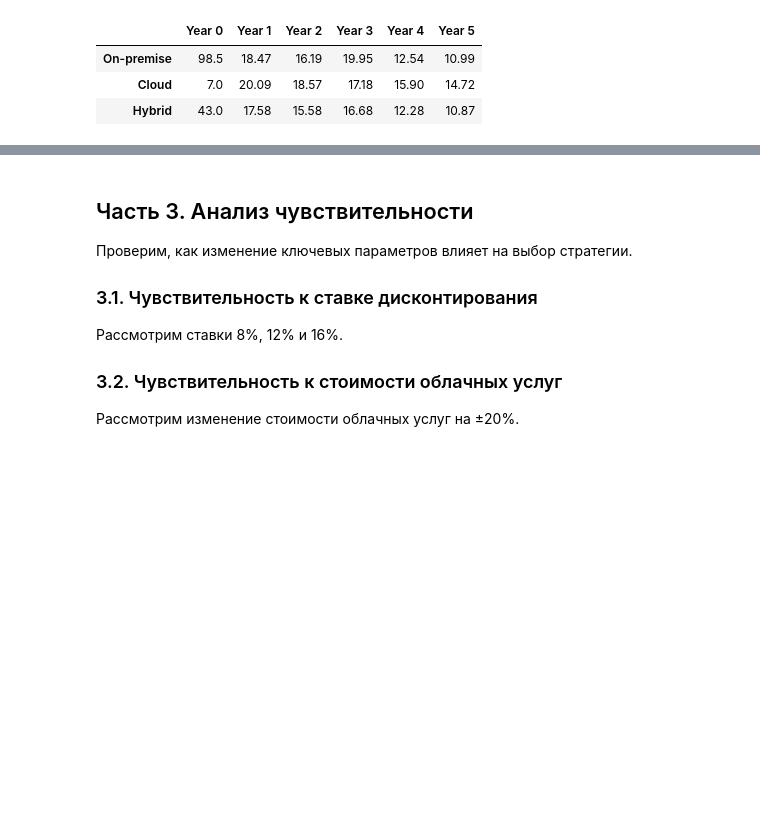
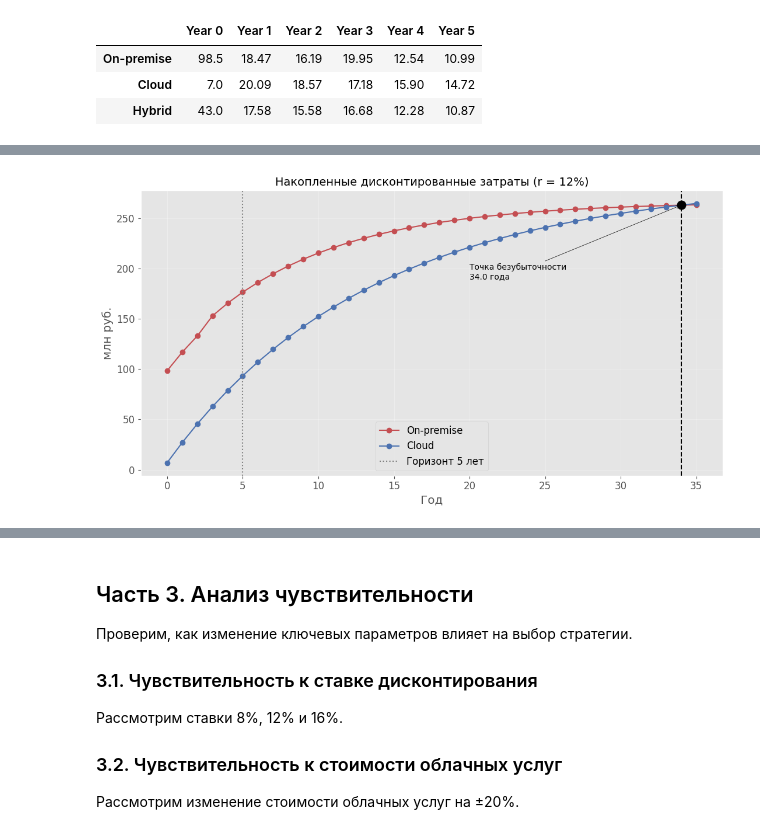
Before and after one commit to archipristessa/economy-of-informatization-exam, a Jupyter notebook: task_07_TCO.ipynb, the cells around one changed output, grey strips where cells are left out. Drawn from its saved outputs; the diff is of its cells as text; code cells hidden in the pictures; blank space fills up the shorter version.

```diff
--- a/task_07_TCO.ipynb
+++ b/task_07_TCO.ipynb
@@ -294,0 +390,28 @@ plt.show()
+# %%
+# Накопленные дисконтированные затраты до точки безубыточности
+years = np.arange(0, 36)
+cum_onprem = np.cumsum([v / (1 + r) ** t for t, v in enumerate(onprem_long[:36])])
+cum_cloud = np.cumsum([v / (1 + r) ** t for t, v in enumerate(cloud_long[:36])])
+
+fig, ax = plt.subplots(figsize=(11, 6))
+ax.plot(years, cum_onprem, marker='o', color='#C44E52', label='On-premise')
+ax.plot(years, cum_cloud, marker='o', color='#4C72B0', label='Cloud')
+ax.axvline(horizon, color='grey', ls=':', lw=1.5, label='Горизонт 5 лет')
+ax.axvline(be_pv, color='black', ls='--', lw=1.5)
+ax.scatter([be_pv], [np.interp(be_pv, years, cum_onprem)],
+           color='black', s=120, zorder=5)
+ax.annotate(f'Точка безубыточности\n{be_pv:.1f} года',
+            xy=(be_pv, np.interp(be_pv, years, cum_onprem)),
+            xytext=(be_pv - 14, np.interp(be_pv, years, cum_onprem) * 0.72),
+            fontsize=10, arrowprops=dict(arrowstyle='->', color='black'))
+
+ax.set_title('Накопленные дисконтированные затраты (r = 12%)', fontsize=14)
+ax.set_xlabel('Год')
+ax.set_ylabel('млн руб.')
+ax.set_xticks(range(0, 36, 5))
+ax.legend()
+ax.grid(alpha=0.3)
+plt.tight_layout()
+plt.show()
+# %% [output]
+[figure, added]
```
Also changed, not shown: parts of 16 cells of this notebook.
